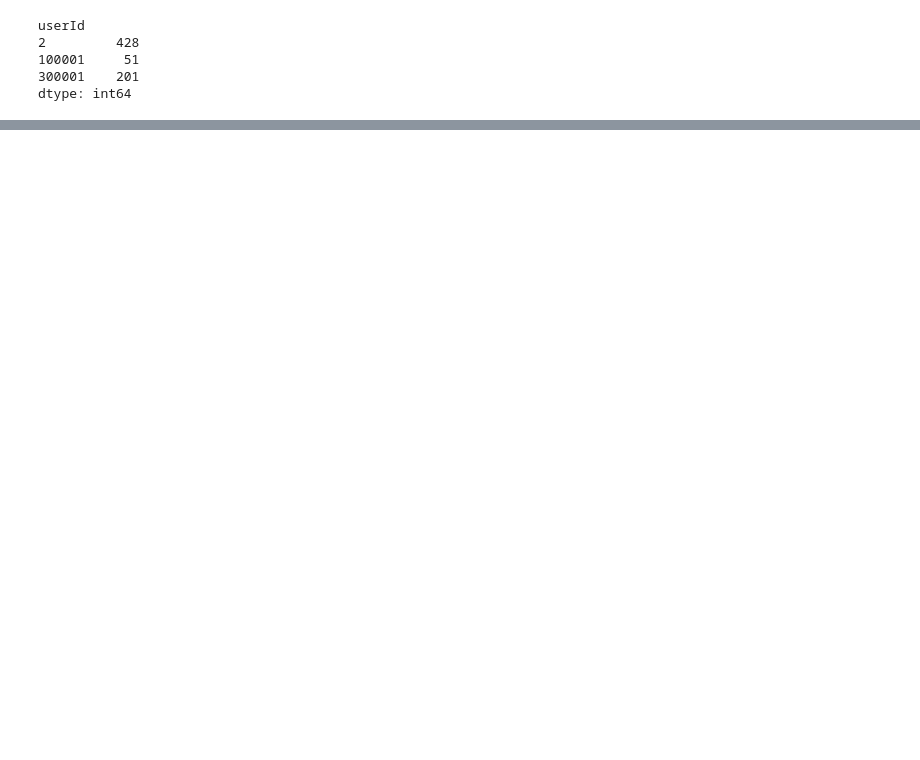
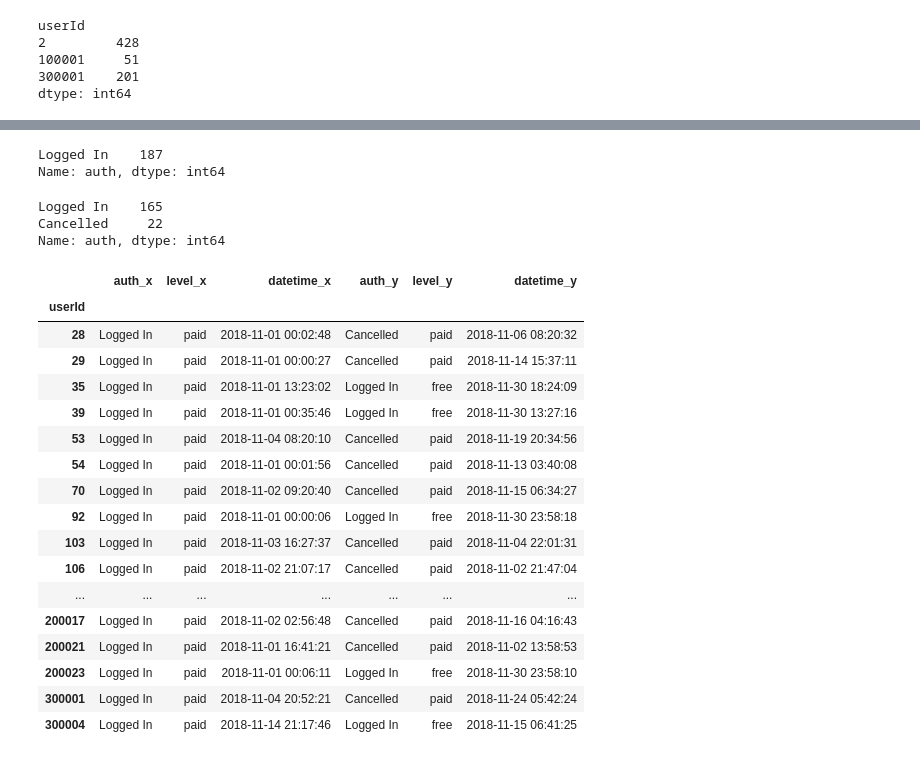
Before and after one commit to gilzero/project_churn_spark, a Jupyter notebook: sparkify.ipynb, the cells around one changed output, grey strips where cells are left out. Saved outputs shown, nothing was run; the diff lists cells and outputs as text; code cells hidden in the pictures; blank space fills up the shorter version.

```diff
--- a/sparkify.ipynb
+++ b/sparkify.ipynb
@@ -403,0 +261,20 @@ df
+# %%
+# df[(df.datetime > '2018-10-02T00:00:00') & (df.datetime < '2018-12-03T00:00:00')]
+
+nov_start_date = '2018-11-01T00:00:00'
+nov_end_date = '2018-12-01T00:00:00'
+
+df_nov = df[(df.datetime > nov_start_date) & (df.datetime < nov_end_date)]
+df_nov
+
+nov_uids = df_nov.userId.value_counts().index # distinct user ids in nov
+n_nov_uids = len(nov_uids) # number of user ids
+# %%
+# the very first event for each user
+
+df_nov_first = df_nov.drop_duplicates('userId', keep='first').\
+sort_values('userId')[['userId', 'auth', 'level', 'datetime']]
+
+
+df_nov_first = df_nov_first.set_index('userId')
+df_nov_first
@@ -403,0 +315,8 @@ df
+# %%
+# the very last event for each user
+
+df_nov_last = df_nov.drop_duplicates('userId', keep='last').\
+sort_values('userId')[['userId', 'auth', 'level', 'datetime']]
+
+df_nov_last = df_nov_last.set_index('userId')
+df_nov_last
@@ -403,0 +338,44 @@ df
+# %%
+df_nov_first.auth.value_counts()
+# %% [output]
+Logged In    187
+Name: auth, dtype: int64
+# %%
+df_nov_last.auth.value_counts()
+# %% [output]
+Logged In    165
+Cancelled     22
+Name: auth, dtype: int64
+# %%
+# Merger first and last. Then check who churn
+# condition:
+# 1 - if begin with paid, end with free. (cancel before the very last), OR
+# 2 - if begin with paid, end with paid but it is the last paid event (cancel is the last event)
+
+df_nov_first_last = pd.merge(df_nov_first, df_nov_last, how='inner', on='userId')
+
+df_nov_churn = df_nov_first_last[
+    ((df_nov_first_last.level_x == 'paid') & (df_nov_first_last.level_y == 'free')) |
+    ((df_nov_first_last.level_x == 'paid') & (df_nov_first_last.auth_y == 'Cancelled'))
+]
+
+df_nov_churn
+# %% [output]
+|  | auth_x | level_x | datetime_x | auth_y | level_y | datetime_y |
+| userId |  |  |  |  |  |  |
+| 28 | Logged In | paid | 2018-11-01 00:02:48 | Cancelled | paid | 2018-11-06 08:20:32 |
+| 29 | Logged In | paid | 2018-11-01 00:00:27 | Cancelled | paid | 2018-11-14 15:37:11 |
+| 35 | Logged In | paid | 2018-11-01 13:23:02 | Logged In | free | 2018-11-30 18:24:09 |
+| 39 | Logged In | paid | 2018-11-01 00:35:46 | Logged In | free | 2018-11-30 13:27:16 |
+| 53 | Logged In | paid | 2018-11-04 08:20:10 | Cancelled | paid | 2018-11-19 20:34:56 |
+| 54 | Logged In | paid | 2018-11-01 00:01:56 | Cancelled | paid | 2018-11-13 03:40:08 |
+| 70 | Logged In | paid | 2018-11-02 09:20:40 | Cancelled | paid | 2018-11-15 06:34:27 |
+| 92 | Logged In | paid | 2018-11-01 00:00:06 | Logged In | free | 2018-11-30 23:58:18 |
+| 103 | Logged In | paid | 2018-11-03 16:27:37 | Cancelled | paid | 2018-11-04 22:01:31 |
+| 106 | Logged In | paid | 2018-11-02 21:07:17 | Cancelled | paid | 2018-11-02 21:47:04 |
+| ... | ... | ... | ... | ... | ... | ... |
+| 200017 | Logged In | paid | 2018-11-02 02:56:48 | Cancelled | paid | 2018-11-16 04:16:43 |
+| 200021 | Logged In | paid | 2018-11-01 16:41:21 | Cancelled | paid | 2018-11-02 13:58:53 |
+| 200023 | Logged In | paid | 2018-11-01 00:06:11 | Logged In | free | 2018-11-30 23:58:10 |
+| 300001 | Logged In | paid | 2018-11-04 20:52:21 | Cancelled | paid | 2018-11-24 05:42:24 |
+| 300004 | Logged In | paid | 2018-11-14 21:17:46 | Logged In | free | 2018-11-15 06:41:25 |
```
Also changed, not shown: parts of 65 cells of this notebook, 1 other file.
